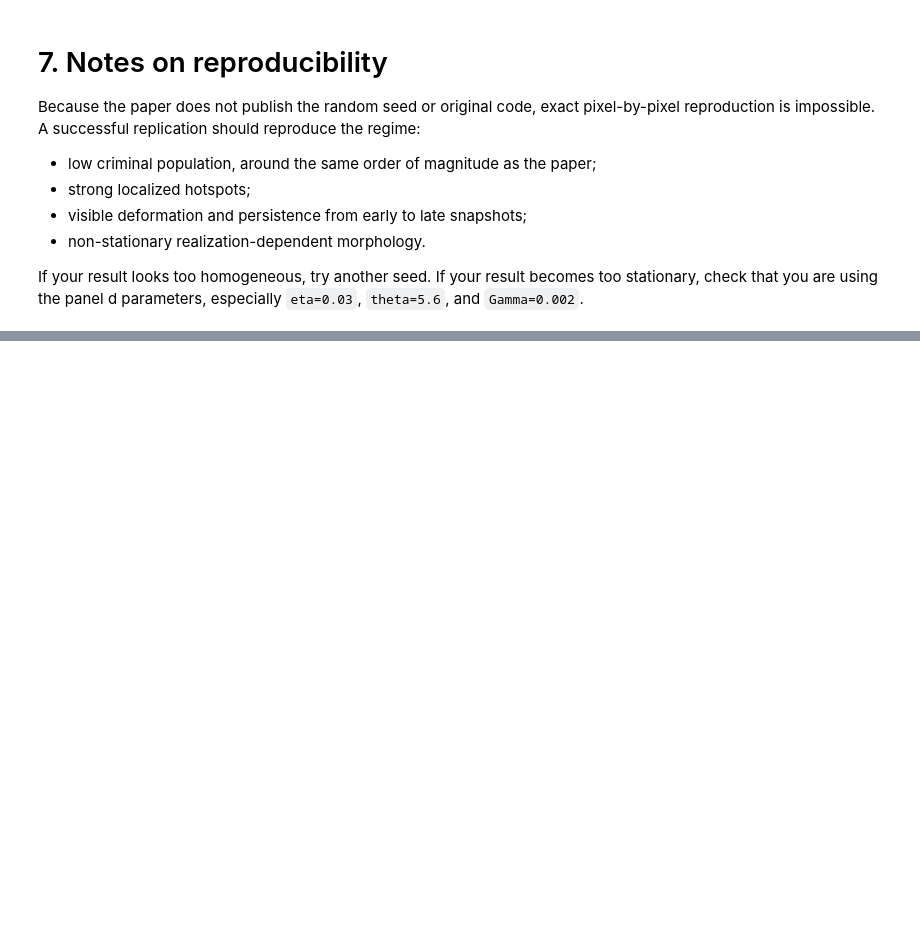
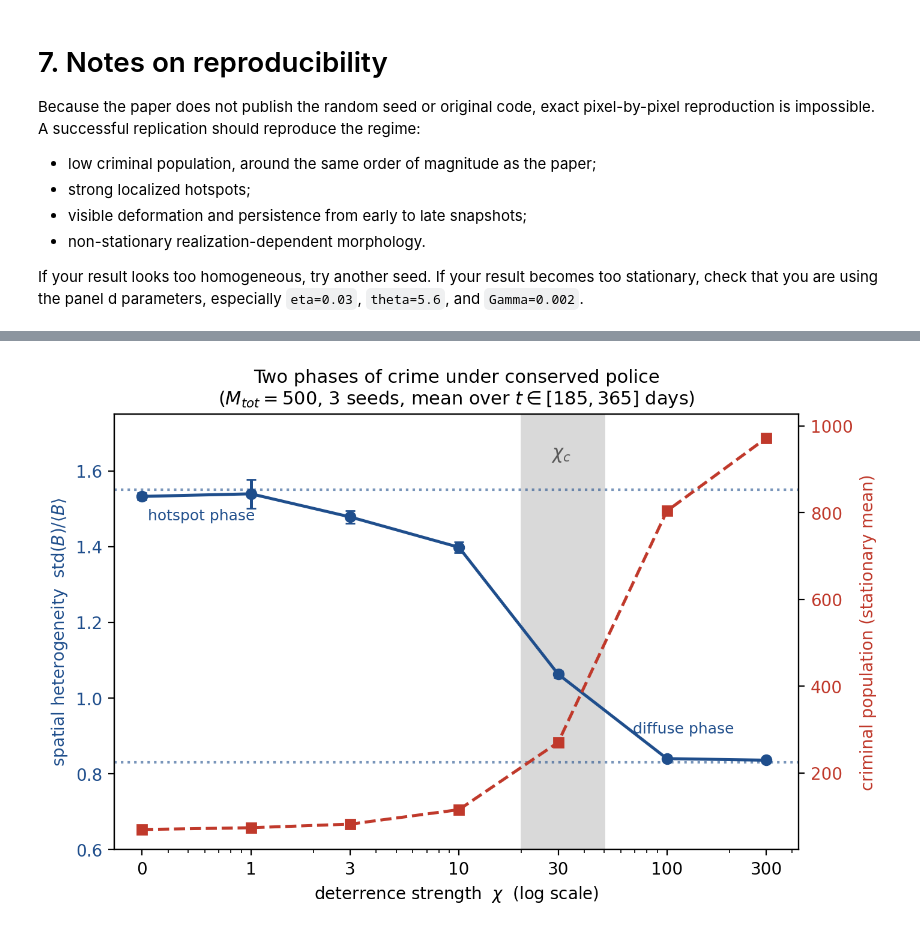
Before and after one commit to polmasipff/Criminality---Physics-of-Social-Systems, a Jupyter notebook: crime_model_police_extension.ipynb, the cells around one changed output, grey strips where cells are left out. Drawn from its saved outputs; the diff is of its cells as text; code cells hidden in the pictures; blank space fills up the shorter version.

Commit message:
chi_sweep + .md

```diff
--- a/crime_model_police_extension.ipynb
+++ b/crime_model_police_extension.ipynb
@@ -923,0 +971,38 @@ Total crimes, police:   223
+# %%
+# ============================================================
+# 9.2 Figure: the two phases
+# ============================================================
+chi_arr  = chi_sweep['chi'].values
+chi_plot = np.where(chi_arr == 0, 0.3, chi_arr)  # place chi=0 on the log axis
+
+fig, ax1 = plt.subplots(figsize=(7.2, 4.8))
+ax1.axvspan(20, 50, color='0.85', zorder=0)            # transition band chi_c
+ax1.text(31, 1.62, r'$\chi_c$', ha='center', va='bottom', fontsize=11, color='0.35')
+
+c1 = '#1f4e8c'
+ax1.errorbar(chi_plot, chi_sweep['std_over_mean'], yerr=chi_sweep['std_over_mean_sem'],
+             marker='o', color=c1, lw=1.8, capsize=3, zorder=3)
+ax1.axhline(1.55, ls=':', color=c1, alpha=0.6); ax1.axhline(0.83, ls=':', color=c1, alpha=0.6)
+ax1.text(0.32, 1.50, 'hotspot phase', color=c1, fontsize=9, va='top')
+ax1.text(120, 0.90, 'diffuse phase', color=c1, fontsize=9, va='bottom', ha='center')
+ax1.set_xscale('log')
+ax1.set_xlabel(r'deterrence strength  $\chi$  (log scale)')
+ax1.set_ylabel(r'spatial heterogeneity  std$(B)/\langle B\rangle$', color=c1)
+ax1.tick_params(axis='y', labelcolor=c1); ax1.set_ylim(0.6, 1.75)
+
+c2 = '#c0392b'
+ax2 = ax1.twinx()
+ax2.errorbar(chi_plot, chi_sweep['n_criminals'], yerr=chi_sweep['n_criminals_sem'],
+             marker='s', color=c2, lw=1.8, capsize=3, ls='--', zorder=3)
+ax2.set_ylabel('criminal population (stationary mean)', color=c2)
+ax2.tick_params(axis='y', labelcolor=c2)
+
+ax1.set_xticks([0.3,1,3,10,30,100,300]); ax1.set_xticklabels(['0','1','3','10','30','100','300'])
+ax1.set_xlim(0.22, 430)
+ax1.set_title('Two phases of crime under conserved police\n'
+              r'($M_{tot}=500$, 3 seeds, mean over $t\in[185,365]$ days)', fontsize=11)
+fig.tight_layout()
+fig.savefig(FIG_DIR / 'chi_sweep_two_phases.png', dpi=200, bbox_inches='tight')
+plt.show()
+# %% [output]
+[figure, added]
```
Also changed, not shown: parts of 24 cells of this notebook, 3 other files.
